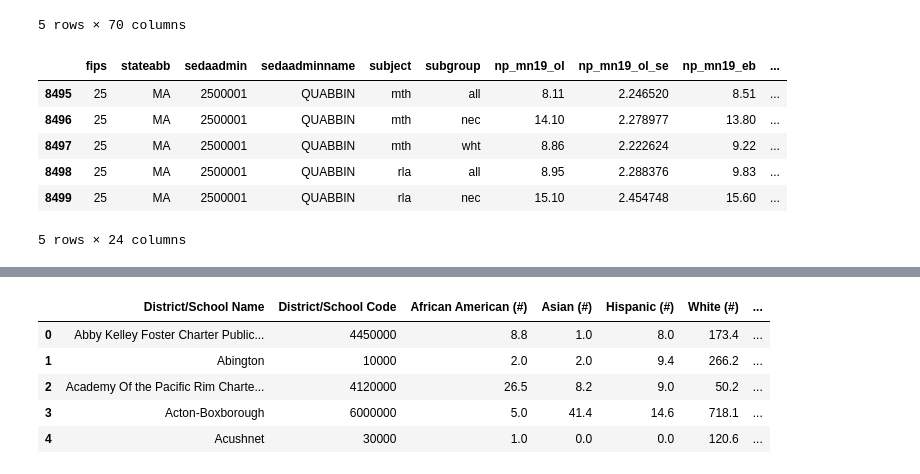
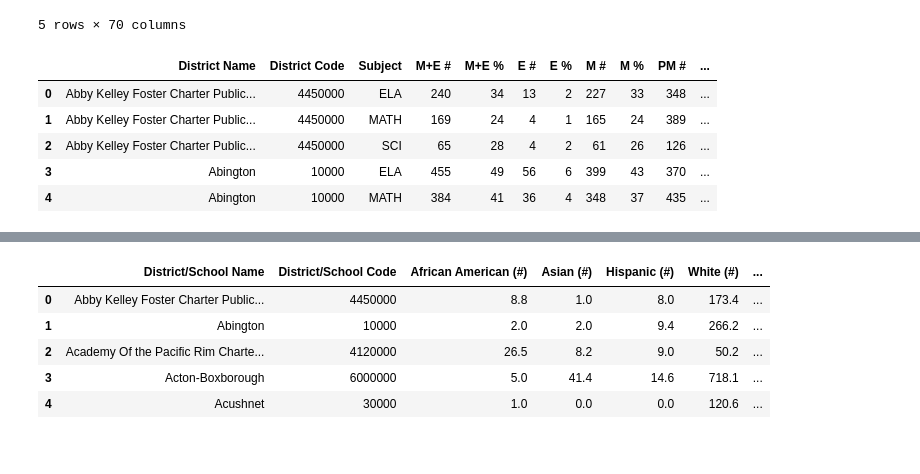
Before and after one commit to alexcraig043/qss-20-final-project, a Jupyter notebook: src/code/main.ipynb, the cells around one changed output, grey strips where cells are left out. Cells and saved outputs as stored; diff of their text form; code cells hidden in the pictures.

```diff
--- a/src/code/main.ipynb
+++ b/src/code/main.ipynb
@@ -19,17 +20,15 @@ nerds_df.head()
 | 3 | MA | 2018-2019 | 1 | 405 | Abington | Abington Middle School | 2501650 | ... |
 | 4 | MA | 2018-2019 | 1 | 20 | Abington | Beaver Brook Elementary | 2501650 | ... |
 5 rows × 70 columns
-# %%
-naeps_df = pd.read_csv("../data/seda2022_admindist_poolsub_np_beta.csv")
-naeps_df = naeps_df[naeps_df["stateabb"] == "MA"]
-naeps_df.head()
-# %% [output]
-|  | fips | stateabb | sedaadmin | sedaadminname | subject | subgroup | np_mn19_ol | np_mn19_ol_se | np_mn19_eb | ... |
-| 8495 | 25 | MA | 2500001 | QUABBIN | mth | all | 8.11 | 2.246520 | 8.51 | ... |
-| 8496 | 25 | MA | 2500001 | QUABBIN | mth | nec | 14.10 | 2.278977 | 13.80 | ... |
-| 8497 | 25 | MA | 2500001 | QUABBIN | mth | wht | 8.86 | 2.222624 | 9.22 | ... |
-| 8498 | 25 | MA | 2500001 | QUABBIN | rla | all | 8.95 | 2.288376 | 9.83 | ... |
-| 8499 | 25 | MA | 2500001 | QUABBIN | rla | nec | 15.10 | 2.454748 | 15.60 | ... |
-5 rows × 24 columns
+# %%
+mcas_df = pd.read_excel("../data/mcas_results.xlsx")
+mcas_df.head()
+# %% [output]
+|  | District Name | District Code | Subject | M+E # | M+E % | E # | E % | M # | M % | PM # | ... |
+| 0 | Abby Kelley Foster Charter Public... | 4450000 | ELA | 240 | 34 | 13 | 2 | 227 | 33 | 348 | ... |
+| 1 | Abby Kelley Foster Charter Public... | 4450000 | MATH | 169 | 24 | 4 | 1 | 165 | 24 | 389 | ... |
+| 2 | Abby Kelley Foster Charter Public... | 4450000 | SCI | 65 | 28 | 4 | 2 | 61 | 26 | 126 | ... |
+| 3 | Abington | 10000 | ELA | 455 | 49 | 56 | 6 | 399 | 43 | 370 | ... |
+| 4 | Abington | 10000 | MATH | 384 | 41 | 36 | 4 | 348 | 37 | 435 | ... |
 # %%
 racial_enrollment_df = pd.read_excel("../data/district_grade_race_enrollment_22.xlsx")
```
Also changed, not shown: parts of 13 cells of this notebook, 4 other files.
